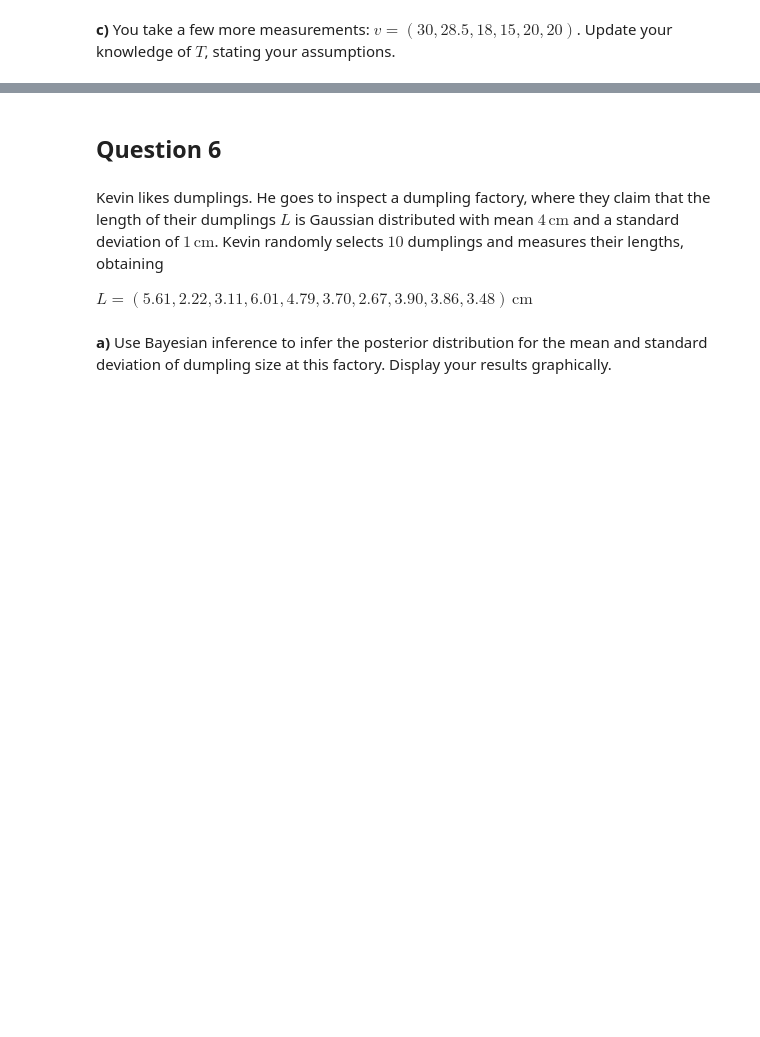
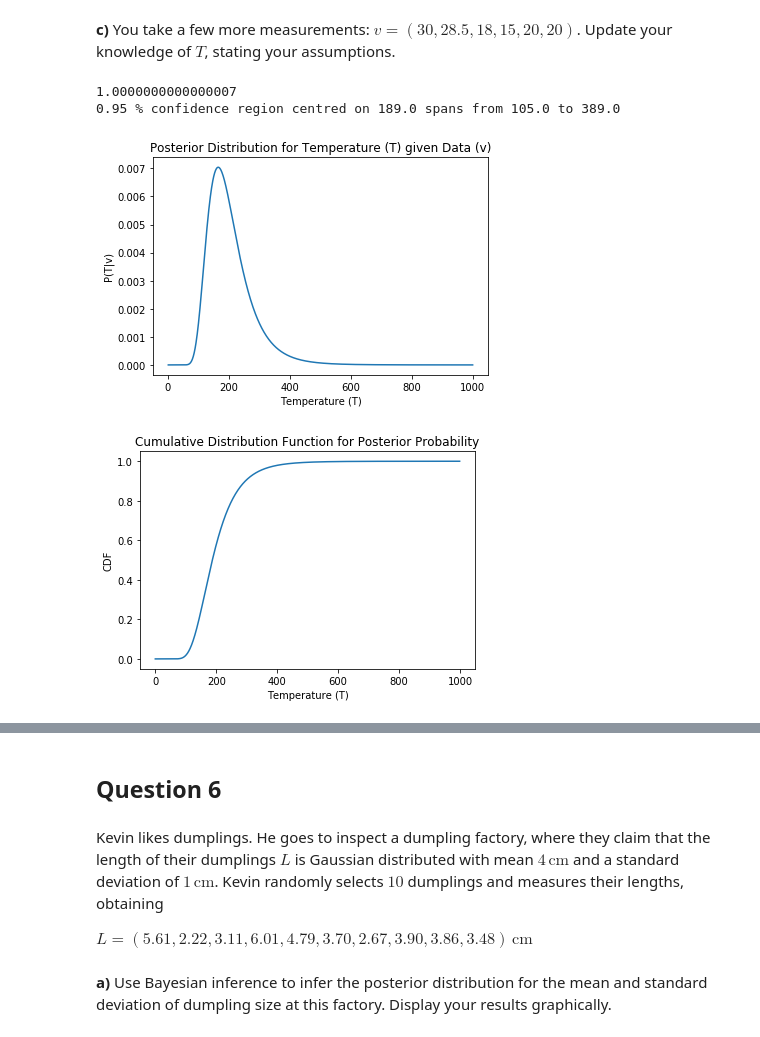
Before and after one commit to nlefrancois6/Phys321, a Jupyter notebook: Midterm2021/Midterm2021.ipynb, the cells around one changed output, grey strips where cells are left out. Cells and saved outputs as stored; diff of their text form; code cells hidden in the pictures; blank space fills up the shorter version.

```diff
--- a/Midterm2021/Midterm2021.ipynb
+++ b/Midterm2021/Midterm2021.ipynb
@@ -144,0 +277,30 @@ __c)__ You take a few more measurements: $v=(30, 28.5, 18, 15, 20, 20)$. Update
+# %%
+## Your answer here
+#Copied the code from part a) of this question and just added the new data
+#Define the region of T to examine
+nT = 1000
+T_max = 1000
+T_vals = np.linspace(1,T_max,nT)
+#Measured velocity data points
+v_data = [20, 30, 28.5, 18, 15, 20, 20]
+
+P_posterior = np.zeros(nT)
+for i in range(nT):
+    P_posterior[i] = posterior(v_data, T_vals[i], T_max=T_max)
+
+#Normalize
+P_posterior = P_posterior/sum(P_posterior)
+
+plt.plot(T_vals, P_posterior)
+plt.title('Posterior Distribution for Temperature (T) given Data (v)')
+plt.ylabel('P(T|v)')
+plt.xlabel('Temperature (T)')
+print(sum(P_posterior))
+
+n = 0.95
+T_median, T_min, T_max = get_n_credible_region(T_vals, P_posterior, n)
+# %% [output]
+1.0000000000000007
+0.95 % confidence region centred on 189.0 spans from 105.0 to 389.0
+[figure, added]
+[figure, added]
```
Also changed, not shown: parts of 14 cells of this notebook.
